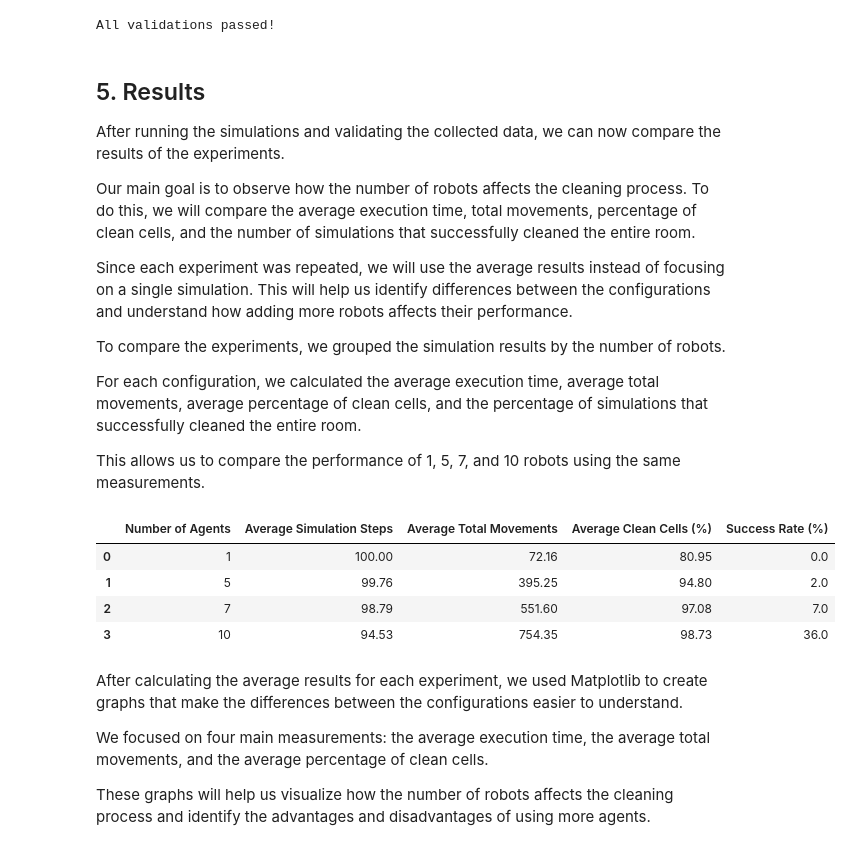
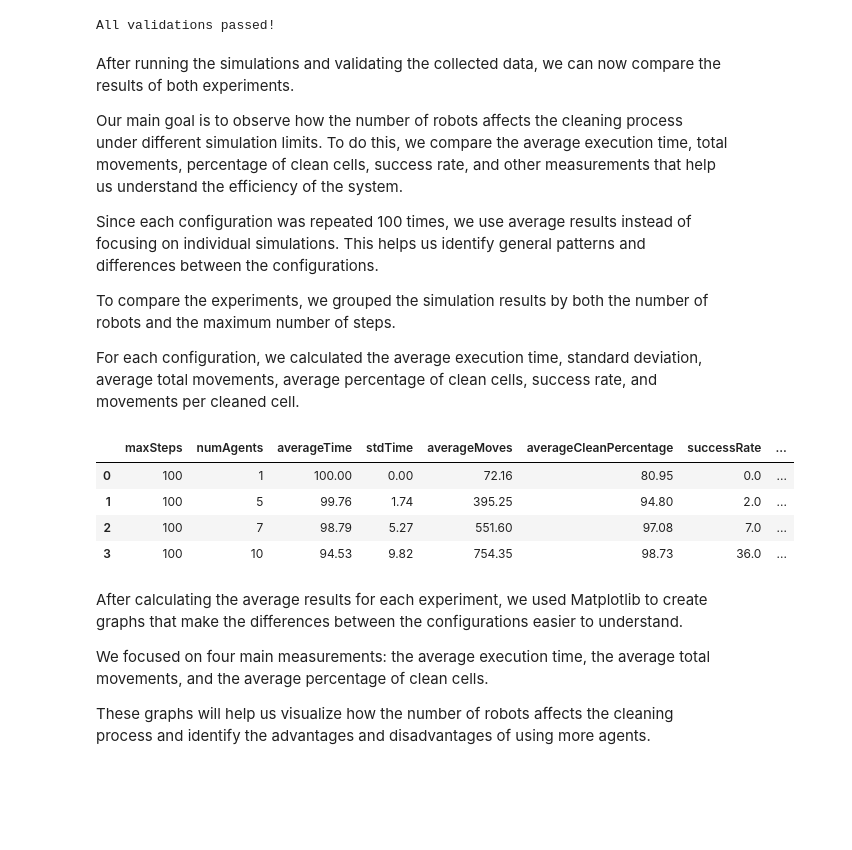
Before and after one commit to Adrisandoval2006/M1-Activity, a Jupyter notebook: Analysis.ipynb, the cells around one changed output. Drawn from its saved outputs; the diff is of its cells as text; code cells hidden in the pictures; blank space fills up the shorter version.

```diff
--- a/Analysis.ipynb
+++ b/Analysis.ipynb
@@ -177,46 +230,48 @@ print("All validations passed!")
 # %% [output]
 All validations passed!
 # %% [markdown]
-## 5. Results
+After running the simulations and validating the collected data, we can now compare the results of both experiments.
 
-After running the simulations and validating the collected data, we can now compare the results of the experiments.
+Our main goal is to observe how the number of robots affects the cleaning process under different simulation limits. To do this, we compare the average execution time, total movements, percentage of clean cells, success rate, and other measurements that help us understand the efficiency of the system.
 
-Our main goal is to observe how the number of robots affects the cleaning process. To do this, we will compare the average execution time, total movements, percentage of clean cells, and the number of simulations that successfully cleaned the entire room.
+Since each configuration was repeated 100 times, we use average results instead of focusing on individual simulations. This helps us identify general patterns and differences between the configurations.
 
-Since each experiment was repeated, we will use the average results instead of focusing on a single simulation. This will help us identify differences between the configurations and understand how adding more robots affects their performance.
+To compare the experiments, we grouped the simulation results by both the number of robots and the maximum number of steps.
 
-To compare the experiments, we grouped the simulation results by the number of robots.
-
-For each configuration, we calculated the average execution time, average total movements, average percentage of clean cells, and the percentage of simulations that successfully cleaned the entire room.
-
-This allows us to compare the performance of 1, 5, 7, and 10 robots using the same measurements.
+For each configuration, we calculated the average execution time, standard deviation, average total movements, average percentage of clean cells, success rate, and movements per cleaned cell.
 # %%
-results = data.groupby("numAgents").agg(
+data["cellsCleaned"] = (
+    data["cleanedPercentage"] - 70
+)
+
+data["movementsPerCleanedCell"] = (
+    data["totalMoves"] / data["cellsCleaned"]
+)
+
+results = data.groupby(
+    ["maxSteps", "numAgents"]
+).agg(
     averageTime=("executionTime", "mean"),
+    stdTime=("executionTime", "std"),
     averageMoves=("totalMoves", "mean"),
     averageCleanPercentage=("cleanedPercentage", "mean"),
-    successRate=("allClean", "mean")
+    successRate=("allClean", "mean"),
+    averageMovementsPerCell=(
+        "movementsPerCleanedCell", "mean"
+    ),
 ).reset_index()
 
-results["successRate"] = results["successRate"] * 100
+results["successRate"] *= 100
 
 results = results.round(2)
 
-results = results.rename(columns={
-    "numAgents": "Number of Agents",
-    "averageTime": "Average Simulation Steps",
-    "averageMoves": "Average Total Movements",
-    "averageCleanPercentage": "Average Clean Cells (%)",
-    "successRate": "Success Rate (%)"
-})
-
 display(results)
 # %% [output]
-|  | Number of Agents | Average Simulation Steps | Average Total Movements | Average Clean Cells (%) | Success Rate (%) |
-| 0 | 1 | 100.00 | 72.16 | 80.95 | 0.0 |
-| 1 | 5 | 99.76 | 395.25 | 94.80 | 2.0 |
-| 2 | 7 | 98.79 | 551.60 | 97.08 | 7.0 |
-| 3 | 10 | 94.53 | 754.35 | 98.73 | 36.0 |
+|  | maxSteps | numAgents | averageTime | stdTime | averageMoves | averageCleanPercentage | successRate | ... |
+| 0 | 100 | 1 | 100.00 | 0.00 | 72.16 | 80.95 | 0.0 | ... |
+| 1 | 100 | 5 | 99.76 | 1.74 | 395.25 | 94.80 | 2.0 | ... |
+| 2 | 100 | 7 | 98.79 | 5.27 | 551.60 | 97.08 | 7.0 | ... |
+| 3 | 100 | 10 | 94.53 | 9.82 | 754.35 | 98.73 | 36.0 | ... |
 # %% [markdown]
 After calculating the average results for each experiment, we used Matplotlib to create graphs that make the differences between the configurations easier to understand.
 
```
Also changed, not shown: parts of 38 cells of this notebook, 2 other files.
